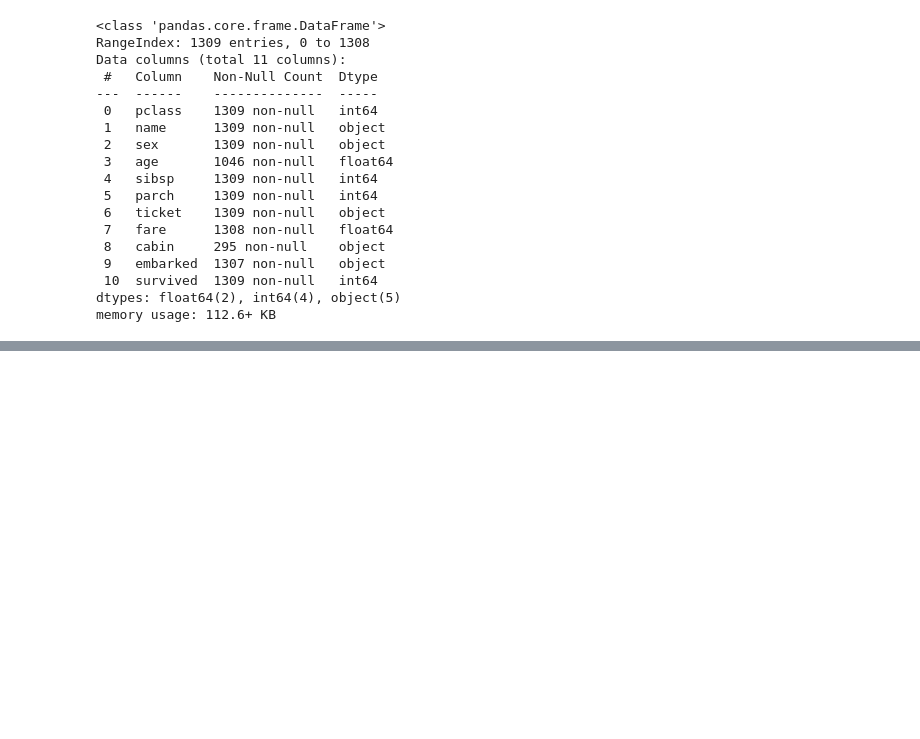
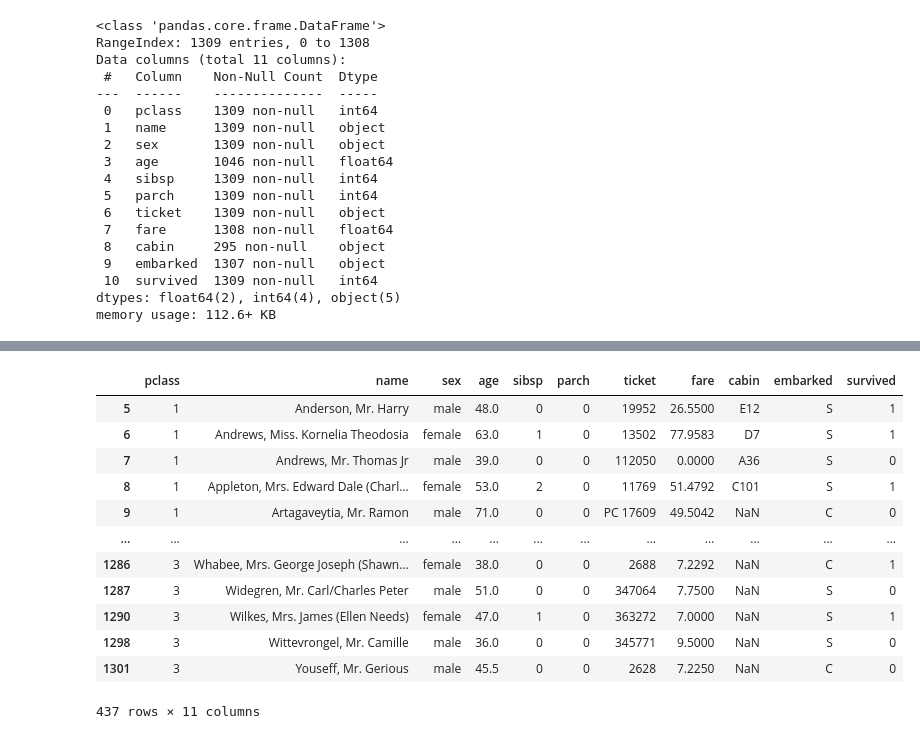
Before and after one commit to syed-khader/learning-python-libraries, a Jupyter notebook: pandasforgithub.ipynb, the cells around one changed output, grey strips where cells are left out. Cells and saved outputs as stored; diff of their text form; code cells hidden in the pictures; blank space fills up the shorter version.

```diff
--- a/pandasforgithub.ipynb
+++ b/pandasforgithub.ipynb
@@ -501,0 +518,18 @@ memory usage: 112.6+ KB
+# %%
+#passengers whose age is less then 30
+age_bl_30=df[df['age']>30]
+age_bl_30
+# %% [output]
+|  | pclass | name | sex | age | sibsp | parch | ticket | fare | cabin | embarked | survived |
+| 5 | 1 | Anderson, Mr. Harry | male | 48.0 | 0 | 0 | 19952 | 26.5500 | E12 | S | 1 |
+| 6 | 1 | Andrews, Miss. Kornelia Theodosia | female | 63.0 | 1 | 0 | 13502 | 77.9583 | D7 | S | 1 |
+| 7 | 1 | Andrews, Mr. Thomas Jr | male | 39.0 | 0 | 0 | 112050 | 0.0000 | A36 | S | 0 |
+| 8 | 1 | Appleton, Mrs. Edward Dale (Charl... | female | 53.0 | 2 | 0 | 11769 | 51.4792 | C101 | S | 1 |
+| 9 | 1 | Artagaveytia, Mr. Ramon | male | 71.0 | 0 | 0 | PC 17609 | 49.5042 | NaN | C | 0 |
+| ... | ... | ... | ... | ... | ... | ... | ... | ... | ... | ... | ... |
+| 1286 | 3 | Whabee, Mrs. George Joseph (Shawn... | female | 38.0 | 0 | 0 | 2688 | 7.2292 | NaN | C | 1 |
+| 1287 | 3 | Widegren, Mr. Carl/Charles Peter | male | 51.0 | 0 | 0 | 347064 | 7.7500 | NaN | S | 0 |
+| 1290 | 3 | Wilkes, Mrs. James (Ellen Needs) | female | 47.0 | 1 | 0 | 363272 | 7.0000 | NaN | S | 1 |
+| 1298 | 3 | Wittevrongel, Mr. Camille | male | 36.0 | 0 | 0 | 345771 | 9.5000 | NaN | S | 0 |
+| 1301 | 3 | Youseff, Mr. Gerious | male | 45.5 | 0 | 0 | 2628 | 7.2250 | NaN | C | 0 |
+437 rows × 11 columns
```
Also changed, not shown: parts of 12 cells of this notebook.
